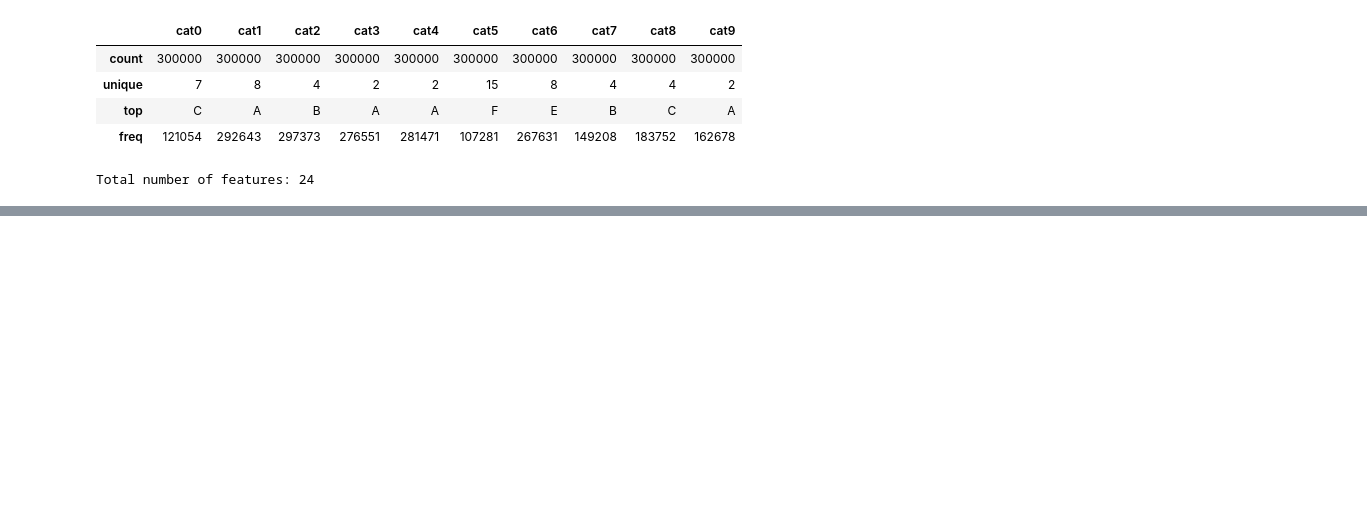
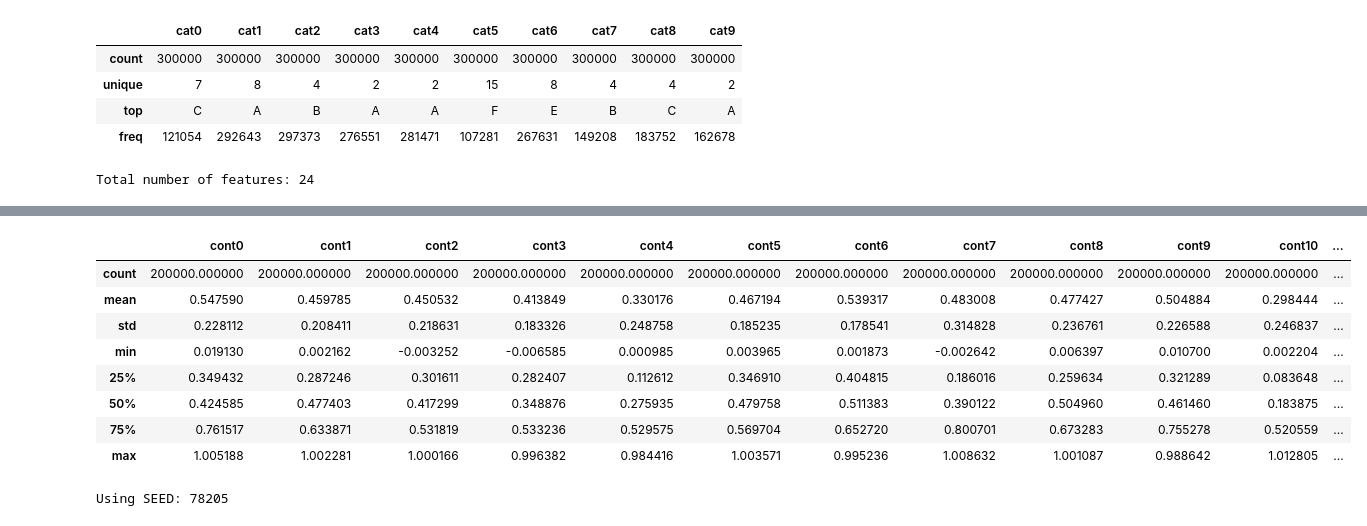
Before and after one commit to piyush-mk/Tensorflow_Qualifiers_Kol, a Jupyter notebook: Tflowcomp.ipynb, the cells around one changed output, grey strips where cells are left out. Cells and saved outputs as stored; diff of their text form; code cells hidden in the pictures; blank space fills up the shorter version.

Commit message:
lightgbm implementation

```diff
--- a/Tflowcomp.ipynb
+++ b/Tflowcomp.ipynb
@@ -63,3 +63,49 @@ train[num_features].describe()
 | 50% | 0.427071 | 0.474381 | 0.417537 | 0.348915 | 0.276001 | 0.480113 | 0.511018 | 0.385470 | 0.507929 | 0.462518 | 0.183651 | ... |
 | 75% | 0.763241 | 0.632045 | 0.532102 | 0.533939 | 0.537492 | 0.570622 | 0.652867 | 0.800536 | 0.673815 | 0.756046 | 0.520253 | ... |
 | max | 1.000000 | 1.000000 | 1.000000 | 1.000000 | 1.000000 | 1.000000 | 1.000000 | 1.000000 | 1.000000 | 1.000000 | 1.000000 | ... |
+# %%
+test[num_features] = (test[num_features] - minimum)/divison
+test[num_features].describe()
+# %% [output]
+|  | cont0 | cont1 | cont2 | cont3 | cont4 | cont5 | cont6 | cont7 | cont8 | cont9 | cont10 | ... |
+| count | 200000.000000 | 200000.000000 | 200000.000000 | 200000.000000 | 200000.000000 | 200000.000000 | 200000.000000 | 200000.000000 | 200000.000000 | 200000.000000 | 200000.000000 | ... |
+| mean | 0.547590 | 0.459785 | 0.450532 | 0.413849 | 0.330176 | 0.467194 | 0.539317 | 0.483008 | 0.477427 | 0.504884 | 0.298444 | ... |
+| std | 0.228112 | 0.208411 | 0.218631 | 0.183326 | 0.248758 | 0.185235 | 0.178541 | 0.314828 | 0.236761 | 0.226588 | 0.246837 | ... |
+| min | 0.019130 | 0.002162 | -0.003252 | -0.006585 | 0.000985 | 0.003965 | 0.001873 | -0.002642 | 0.006397 | 0.010700 | 0.002204 | ... |
+| 25% | 0.349432 | 0.287246 | 0.301611 | 0.282407 | 0.112612 | 0.346910 | 0.404815 | 0.186016 | 0.259634 | 0.321289 | 0.083648 | ... |
+| 50% | 0.424585 | 0.477403 | 0.417299 | 0.348876 | 0.275935 | 0.479758 | 0.511383 | 0.390122 | 0.504960 | 0.461460 | 0.183875 | ... |
+| 75% | 0.761517 | 0.633871 | 0.531819 | 0.533236 | 0.529575 | 0.569704 | 0.652720 | 0.800701 | 0.673283 | 0.755278 | 0.520559 | ... |
+| max | 1.005188 | 1.002281 | 1.000166 | 0.996382 | 0.984416 | 1.003571 | 0.995236 | 1.008632 | 1.001087 | 0.988642 | 1.012805 | ... |
+# %%
+import lightgbm as lgbm
+
+seed = np.random.randint(1, 1e5)
+print("Using SEED:", seed)
+
+params = {
+    "objective": "rmse",
+    "metric": "rmse",
+    "boosting_type": 'gbdt',
+    'device_type': 'cpu',
+    'seed': seed,
+    'tree_learner': 'data',
+    'num_threads': 4,
+    'max_bin': 512,
+    'max_depth': 20,
+    'num_leaves': 15,
+    'early_stopping_rounds': 500,
+    'lambda_l1': 1.75,
+    'lambda_l2': 3.25,
+    'cat_l2': 1.25,
+    'learning_rate': 0.005,
+    'feature_fraction': 0.25,
+    "feature_fraction_seed": seed,
+    'bagging_fraction': 0.75,
+    'bagging_freq': 50,
+    'bagging_seed': seed,
+    'force_col_wise': True,
+    'path_smooth': 2.5,
+    'cat_smooth': 2.5,
+  }
+# %% [output]
+Using SEED: 78205
```
Also changed, not shown: parts of 1 cell of this notebook, 1 other file.
